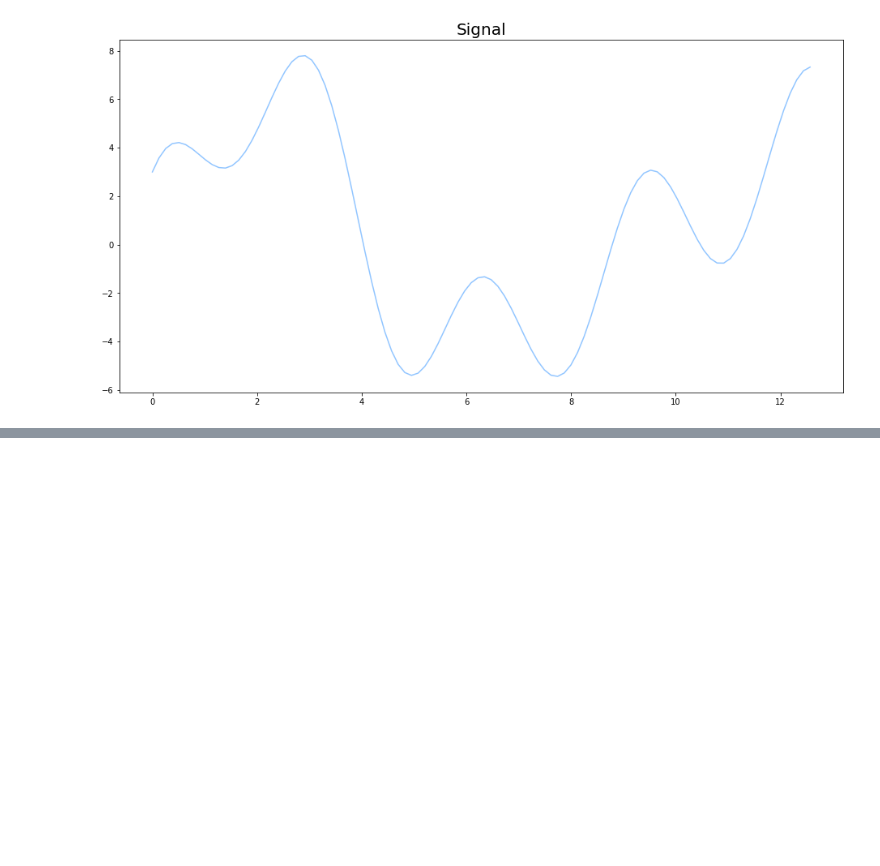
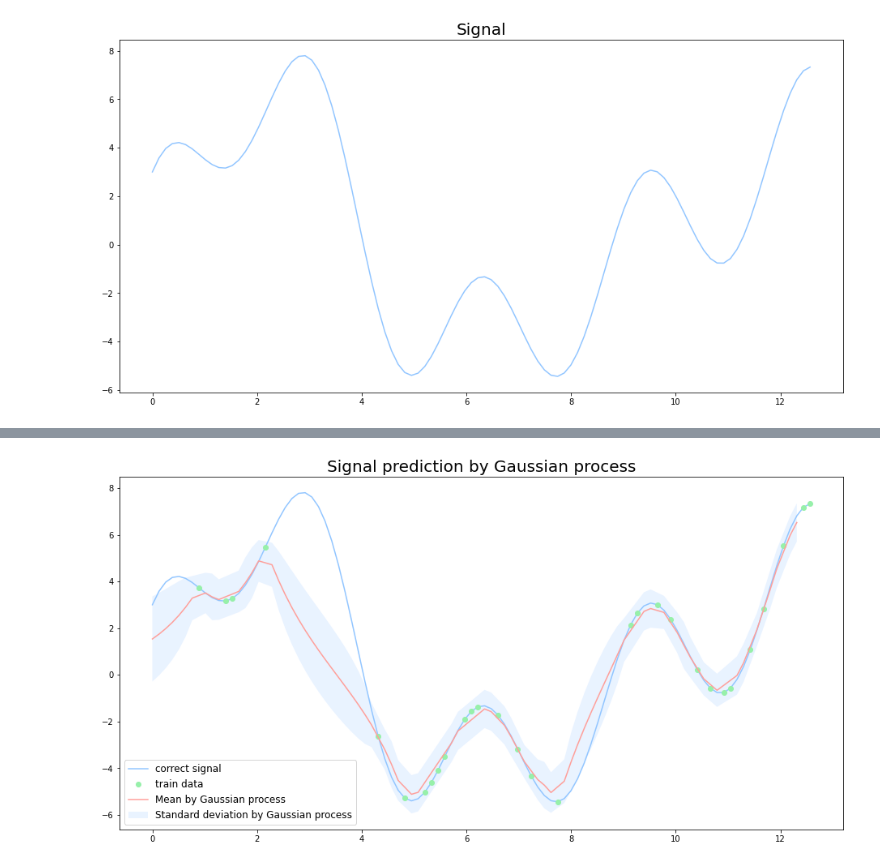
Before and after one commit to meltyyyyy/qiita, a Jupyter notebook: bo/gpr.ipynb, the cells around one changed output, grey strips where cells are left out. Drawn from its saved outputs; the diff is of its cells as text; code cells hidden in the pictures; blank space fills up the shorter version.

```diff
--- a/bo/gpr.ipynb
+++ b/bo/gpr.ipynb
@@ -184,0 +227,5 @@ plot_gpr(x_train, y_train, x_test, mu, var)
+# %%
+mu, var = gpr(x_train, y_train, x_test, lambda x, x_prime : exp(x, x_prime, theta=1.0))
+plot_gpr(x_train, y_train, x_test, mu, var)
+# %% [output]
+[figure, added]
```
Also changed, not shown: parts of 7 cells of this notebook, 2 other files.
